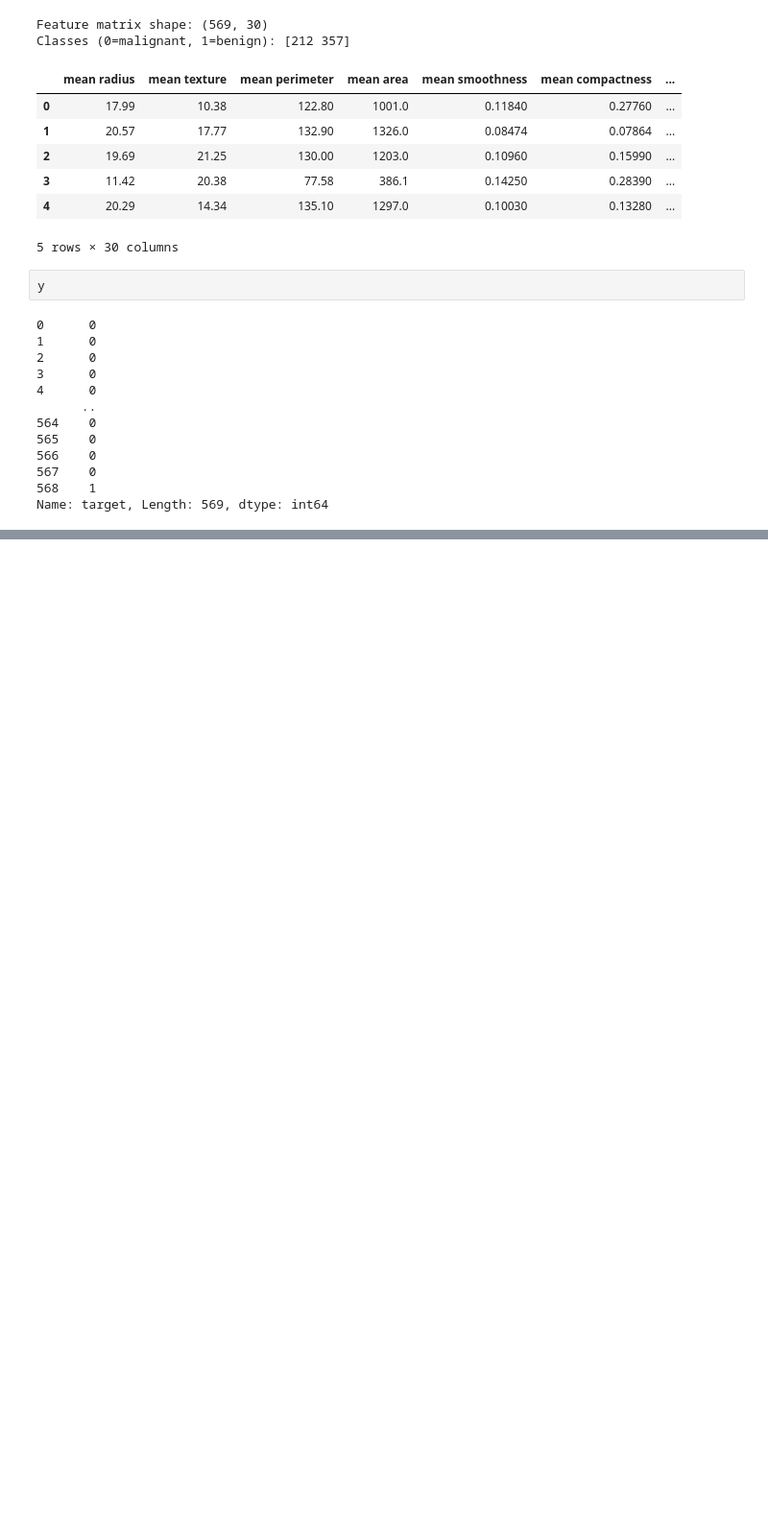
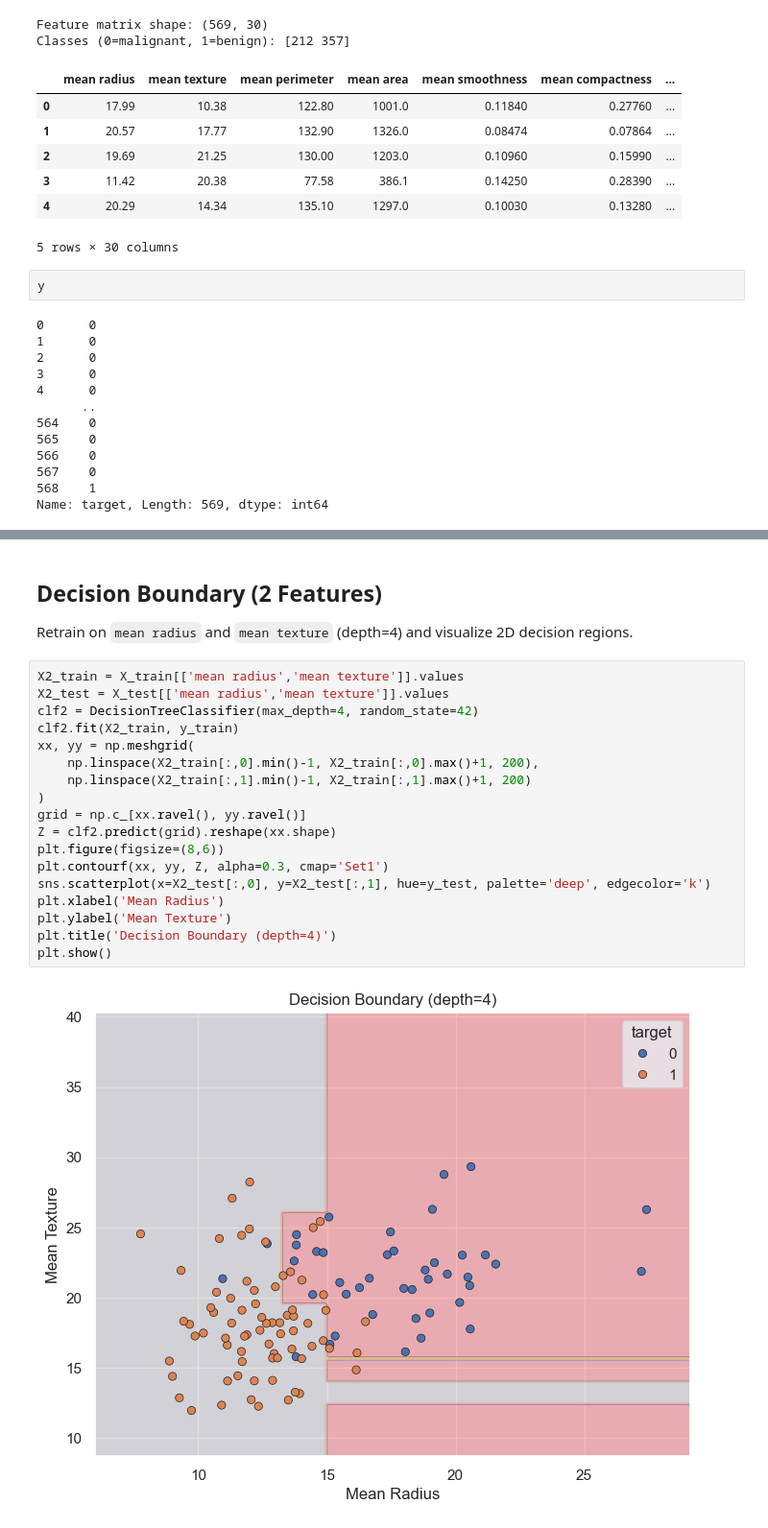
Before and after one commit to t0dd26/CMOR438-Spring-2025, a Jupyter notebook: Supervised ML/Classification/DecisionTreeClassification.ipynb, the cells around one changed output, grey strips where cells are left out. Shown at 96% size. Saved outputs shown, nothing was run; the diff lists cells and outputs as text; blank space fills up the shorter version.

```diff
--- a/Supervised ML/Classification/DecisionTreeClassification.ipynb
+++ b/Supervised ML/Classification/DecisionTreeClassification.ipynb
@@ -56,0 +117,23 @@ Name: target, Length: 569, dtype: int64
+# %% [markdown]
+## Decision Boundary (2 Features)
+Retrain on `mean radius` and `mean texture` (depth=4) and visualize 2D decision regions.
+# %%
+X2_train = X_train[['mean radius','mean texture']].values
+X2_test = X_test[['mean radius','mean texture']].values
+clf2 = DecisionTreeClassifier(max_depth=4, random_state=42)
+clf2.fit(X2_train, y_train)
+xx, yy = np.meshgrid(
+    np.linspace(X2_train[:,0].min()-1, X2_train[:,0].max()+1, 200),
+    np.linspace(X2_train[:,1].min()-1, X2_train[:,1].max()+1, 200)
+)
+grid = np.c_[xx.ravel(), yy.ravel()]
+Z = clf2.predict(grid).reshape(xx.shape)
+plt.figure(figsize=(8,6))
+plt.contourf(xx, yy, Z, alpha=0.3, cmap='Set1')
+sns.scatterplot(x=X2_test[:,0], y=X2_test[:,1], hue=y_test, palette='deep', edgecolor='k')
+plt.xlabel('Mean Radius')
+plt.ylabel('Mean Texture')
+plt.title('Decision Boundary (depth=4)')
+plt.show()
+# %% [output]
+[figure, added]
```
Also changed, not shown: parts of 12 cells of this notebook.
